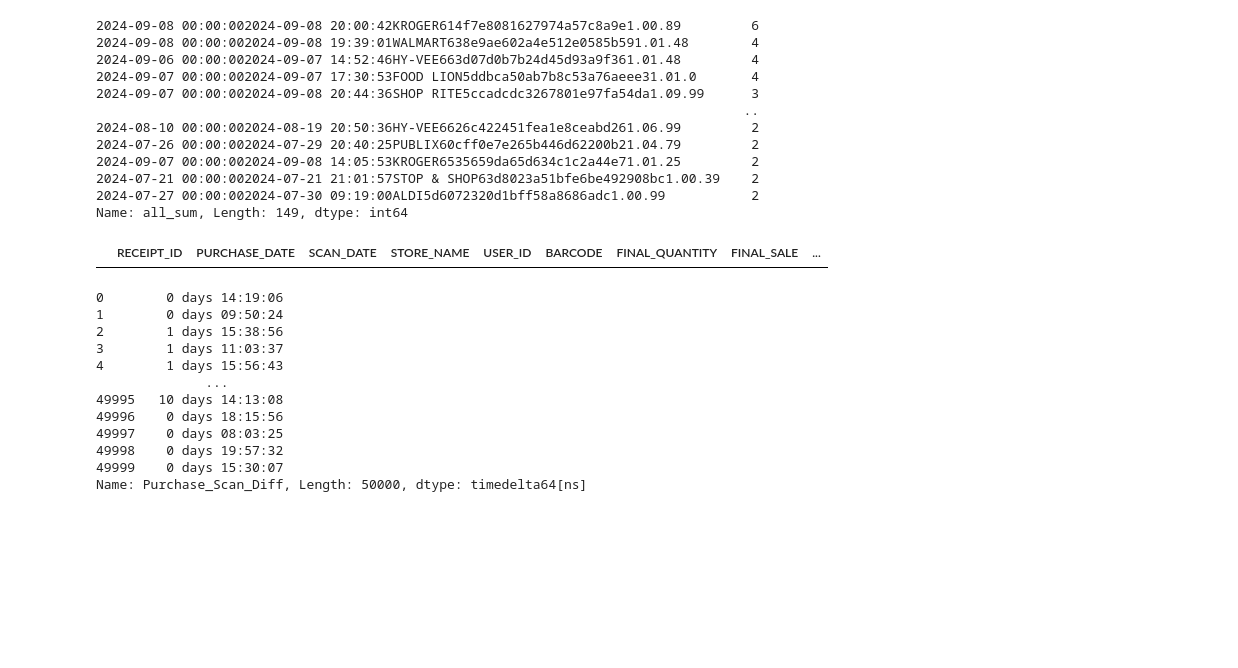
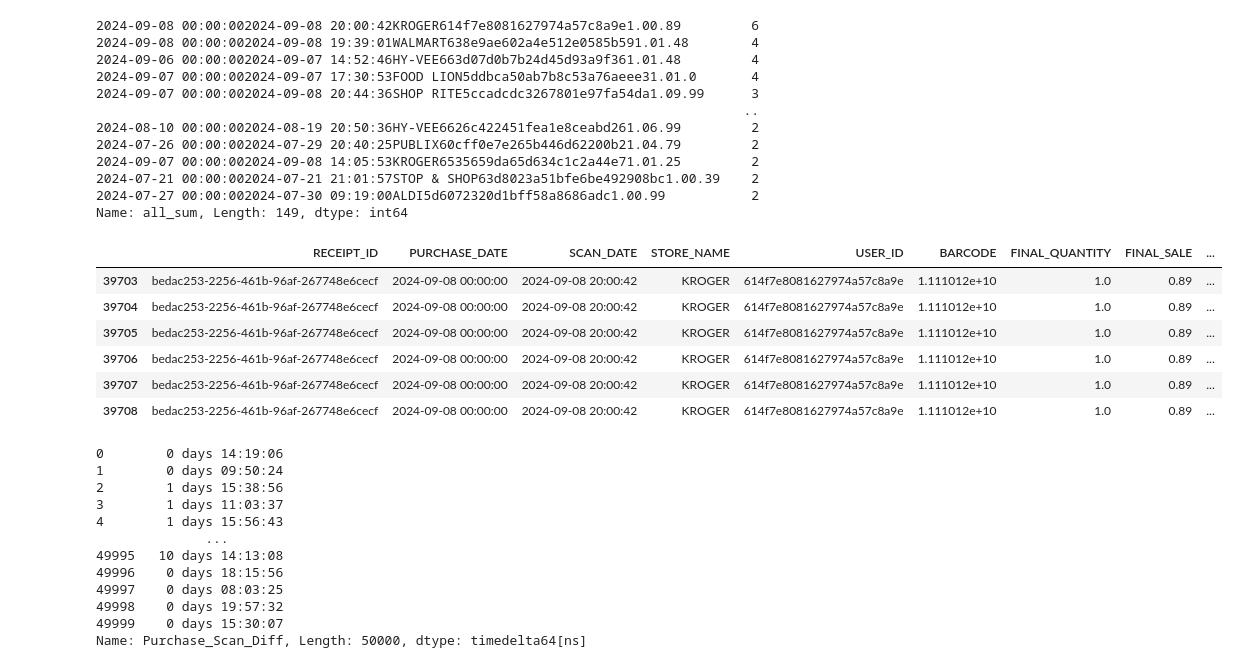
Before and after one commit to amoghkokari/MarketAnalytics, a Jupyter notebook: notebooks/exploratory_data_analysis.ipynb, the cells around one changed output. Cells and saved outputs as stored; diff of their text form; code cells hidden in the pictures; blank space fills up the shorter version.

```diff
--- a/notebooks/exploratory_data_analysis.ipynb
+++ b/notebooks/exploratory_data_analysis.ipynb
@@ -432,9 +434,15 @@ df_transactions_duplicate_rows["all_sum"].value_counts()
 Name: all_sum, Length: 149, dtype: int64
 # %%
 # example of duplicate transactions
-df_transactions[df_transactions["all_sum"] == "2024-09-082024-09-08 20:00:42.348 ZKROGER614f7e8081627974a57c8a9e1.00.89"]
+df_transactions[df_transactions["all_sum"] == "2024-09-08 00:00:002024-09-08 20:00:42KROGER614f7e8081627974a57c8a9e1.00.89"]
 # %% [output]
 |  | RECEIPT_ID | PURCHASE_DATE | SCAN_DATE | STORE_NAME | USER_ID | BARCODE | FINAL_QUANTITY | FINAL_SALE | ... |
+| 39703 | bedac253-2256-461b-96af-267748e6cecf | 2024-09-08 00:00:00 | 2024-09-08 20:00:42 | KROGER | 614f7e8081627974a57c8a9e | 1.111012e+10 | 1.0 | 0.89 | ... |
+| 39704 | bedac253-2256-461b-96af-267748e6cecf | 2024-09-08 00:00:00 | 2024-09-08 20:00:42 | KROGER | 614f7e8081627974a57c8a9e | 1.111012e+10 | 1.0 | 0.89 | ... |
+| 39705 | bedac253-2256-461b-96af-267748e6cecf | 2024-09-08 00:00:00 | 2024-09-08 20:00:42 | KROGER | 614f7e8081627974a57c8a9e | 1.111012e+10 | 1.0 | 0.89 | ... |
+| 39706 | bedac253-2256-461b-96af-267748e6cecf | 2024-09-08 00:00:00 | 2024-09-08 20:00:42 | KROGER | 614f7e8081627974a57c8a9e | 1.111012e+10 | 1.0 | 0.89 | ... |
+| 39707 | bedac253-2256-461b-96af-267748e6cecf | 2024-09-08 00:00:00 | 2024-09-08 20:00:42 | KROGER | 614f7e8081627974a57c8a9e | 1.111012e+10 | 1.0 | 0.89 | ... |
+| 39708 | bedac253-2256-461b-96af-267748e6cecf | 2024-09-08 00:00:00 | 2024-09-08 20:00:42 | KROGER | 614f7e8081627974a57c8a9e | 1.111012e+10 | 1.0 | 0.89 | ... |
 # %%
 # checking for scan and purchase date validity
 df_transactions["PURCHASE_DATE"] = pd.to_datetime(df_transactions["PURCHASE_DATE"]).dt.tz_localize(None)
```
Also changed, not shown: parts of 16 cells of this notebook, 14 other files.
